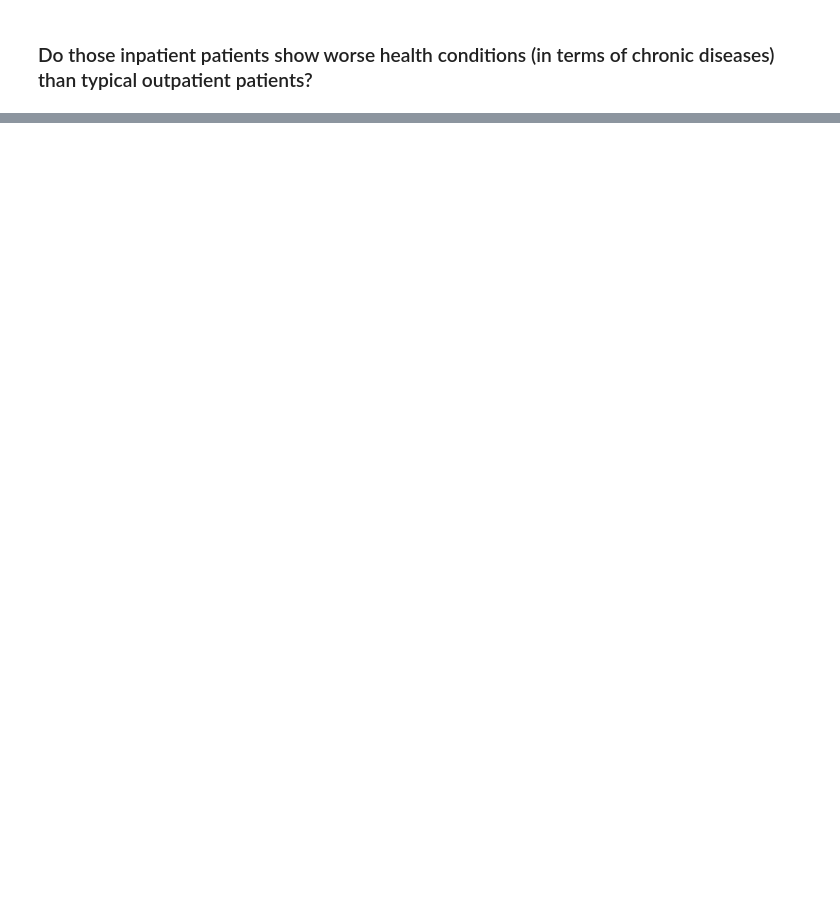
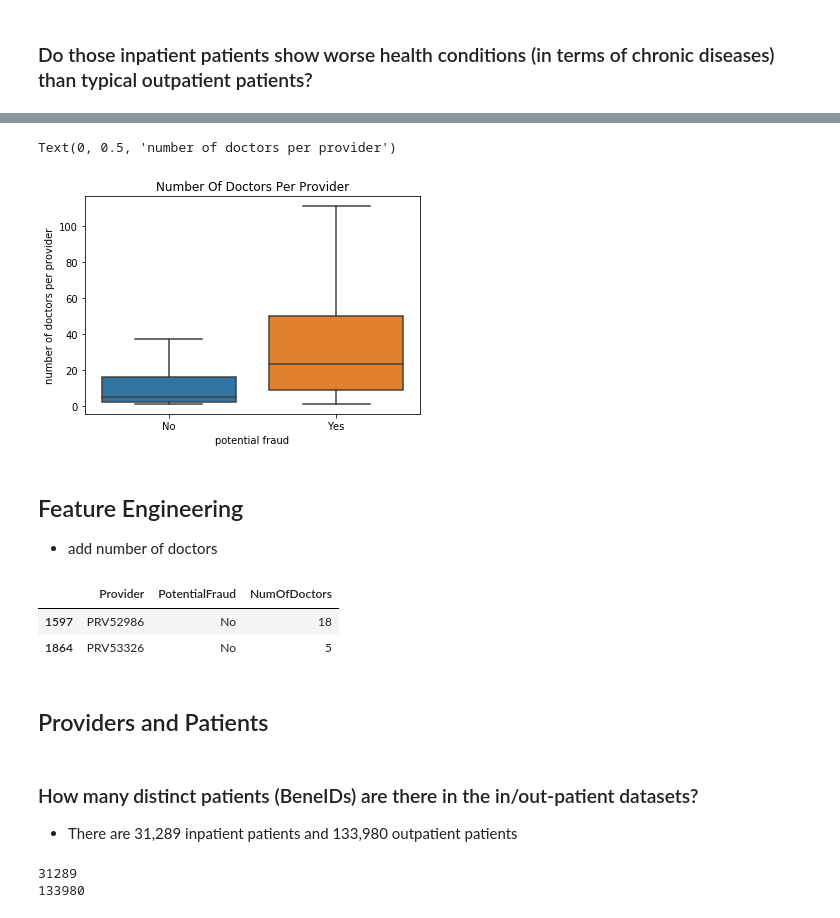
Before and after one commit to randypantinople/HealthCareFraudDetection, a Jupyter notebook: healthCareFraudDetection.ipynb, the cells around one changed output, grey strips where cells are left out. Drawn from its saved outputs; the diff is of its cells as text; code cells hidden in the pictures; blank space fills up the shorter version.

Commit message:
Adding feature engineering in the team notebook

```diff
--- a/healthCareFraudDetection.ipynb
+++ b/healthCareFraudDetection.ipynb
@@ -54,3 +41,5 @@ patient.BeneID.unique().shape
 # %%
 #Merge the patient data frame and
 full_data =pd.merge(patient, train_beneficiarydata, on='BeneID', how='left')
+# %%
+full_data= pd.merge(full_data, train_potentialfraud, on='Provider', how='left')
@@ -77,0 +87,39 @@ full_data
+# %%
+doctors = full_data.groupby(['Provider', 'AttendingPhysician'])['AttendingPhysician'].count().reset_index(name='NumOfDoctors').\
+groupby('Provider')['NumOfDoctors'].count().reset_index()
+
+doctors2 = pd.merge(doctors, train_potentialfraud, on='Provider', how='left')
+
+
+sns.boxplot(x='PotentialFraud', y='NumOfDoctors', data=doctors2, showfliers=False)
+plt.title('Number Of Doctors Per Provider')
+plt.xlabel('potential fraud')
+plt.ylabel('number of doctors per provider')
+# %% [output]
+Text(0, 0.5, 'number of doctors per provider')
+[figure, added]
+# %% [markdown]
+## Feature Engineering
+
+- add number of doctors
+# %%
+doctors= full_data.groupby(['Provider', 'AttendingPhysician'])['AttendingPhysician'].count().\
+reset_index(name='NumOfDoctors').groupby('Provider')['NumOfDoctors'].count().reset_index()
+
+trainProvider = pd.merge(train_potentialfraud, doctors, on='Provider')
+trainProvider.sample(2)
+# %% [output]
+|  | Provider | PotentialFraud | NumOfDoctors |
+| 1597 | PRV52986 | No | 18 |
+| 1864 | PRV53326 | No | 5 |
+# %% [markdown]
+## Providers and Patients
+# %% [markdown]
+### How many distinct patients (BeneIDs) are there in the in/out-patient datasets?
+- There are 31,289 inpatient patients and 133,980 outpatient patients
+# %%
+print(full_data.loc[full_data.patientType=='inpatient'].BeneID.unique().shape[0])
+print(full_data.loc[full_data.patientType=='outpatient'].BeneID.unique().shape[0])
+# %% [output]
+31289
+133980
```
Also changed, not shown: parts of 27 cells of this notebook, 1 other file.
